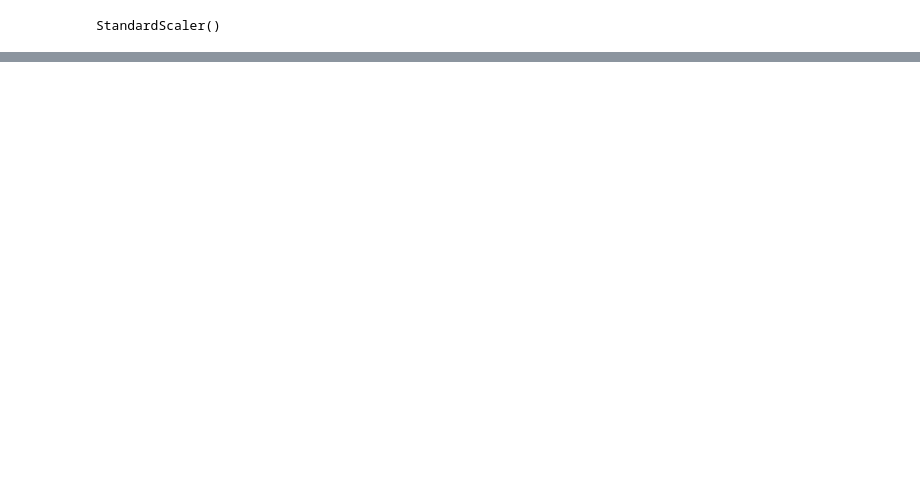
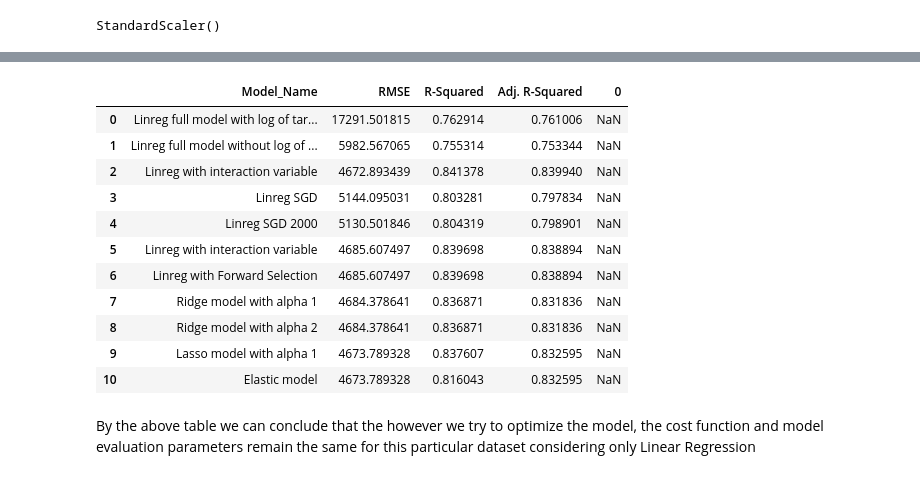
Before and after one commit to sawan13499/Health-Insurance-Case-Study, a Jupyter notebook: Health_Insurance_Case_Study_Practice.ipynb, the cells around one changed output, grey strips where cells are left out. Drawn from its saved outputs; the diff is of its cells as text; code cells hidden in the pictures; blank space fills up the shorter version.

```diff
--- a/Health_Insurance_Case_Study_Practice.ipynb
+++ b/Health_Insurance_Case_Study_Practice.ipynb
@@ -918,0 +1520,23 @@ y_test_scaled = scaler_target.transform(np.array(y_test_scaled).reshape((-1,1)))
+# %%
+predicted_elastic = enet.predict(X_interaction_test)
+actual_elastic = y_interaction_test
+# %%
+elastic_mse = mean_squared_error(actual_elastic, predicted_elastic)
+
+# calculate rmse
+elastic_rmse = np.sqrt(lasso_mse)
+
+# calculate R-squared
+elastic_r2 = r2_score(actual_elastic, predicted_elastic)
+
+# calculate Adjusted R-squared
+elastic_adjr2 = 1 - (1-lasso_r2)*(len(actual_elastic)-1)/(len(actual_elastic)- X_interaction_test.shape[1]-1)
+# %%
+elastic_model_score = pd.Series({
+                     'Model_Name': "Elastic model ",
+                     'RMSE': elastic_rmse,
+                     'R-Squared': elastic_r2,
+                     'Adj. R-Squared': elastic_adjr2
+                   })
+
+elastic_regression_df = pd.DataFrame(elastic_model_score).T
@@ -918,0 +1562,19 @@ y_test_scaled = scaler_target.transform(np.array(y_test_scaled).reshape((-1,1)))
+# %%
+score_card =pd.concat([score_card, elastic_regression_df], ignore_index=1)
+# %%
+score_card
+# %% [output]
+|  | Model_Name | RMSE | R-Squared | Adj. R-Squared | 0 |
+| 0 | Linreg full model with log of tar... | 17291.501815 | 0.762914 | 0.761006 | NaN |
+| 1 | Linreg full model without log of ... | 5982.567065 | 0.755314 | 0.753344 | NaN |
+| 2 | Linreg with interaction variable | 4672.893439 | 0.841378 | 0.839940 | NaN |
+| 3 | Linreg SGD | 5144.095031 | 0.803281 | 0.797834 | NaN |
+| 4 | Linreg SGD 2000 | 5130.501846 | 0.804319 | 0.798901 | NaN |
+| 5 | Linreg with interaction variable | 4685.607497 | 0.839698 | 0.838894 | NaN |
+| 6 | Linreg with Forward Selection | 4685.607497 | 0.839698 | 0.838894 | NaN |
+| 7 | Ridge model with alpha 1 | 4684.378641 | 0.836871 | 0.831836 | NaN |
+| 8 | Ridge model with alpha 2 | 4684.378641 | 0.836871 | 0.831836 | NaN |
+| 9 | Lasso model with alpha 1 | 4673.789328 | 0.837607 | 0.832595 | NaN |
+| 10 | Elastic model | 4673.789328 | 0.816043 | 0.832595 | NaN |
+# %% [markdown]
+By the above table we can conclude that the however we try to optimize the model, the cost function and model evaluation parameters remain the same for this particular dataset considering only Linear Regression
```
Also changed, not shown: parts of 121 cells of this notebook.
